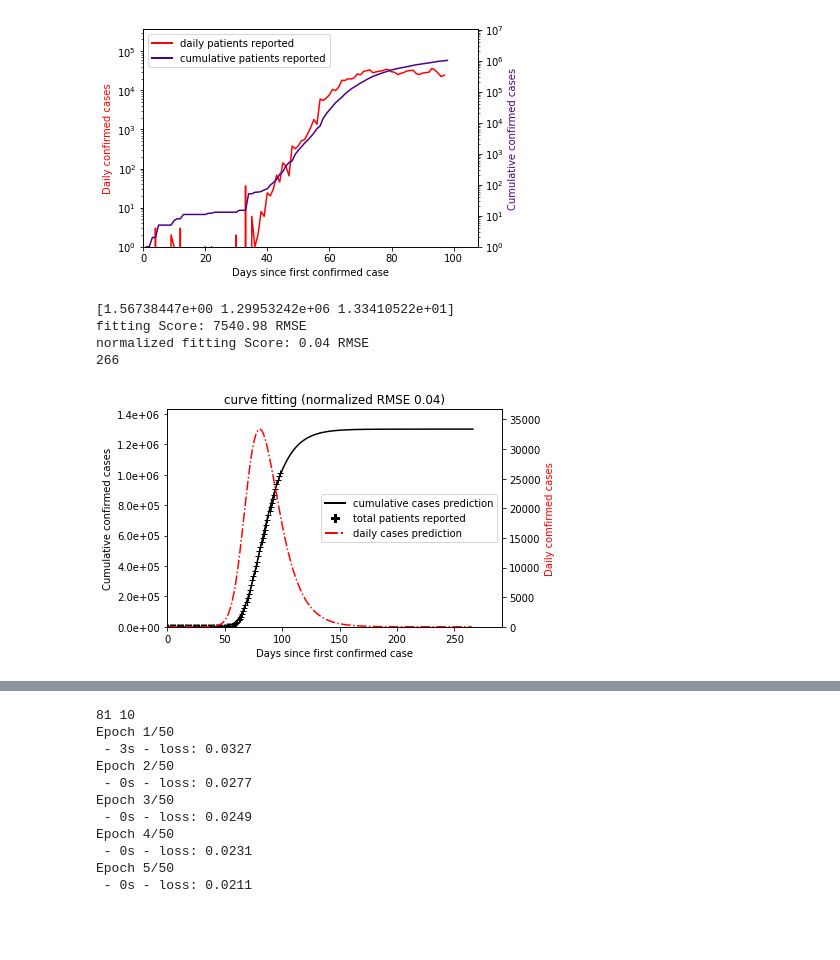
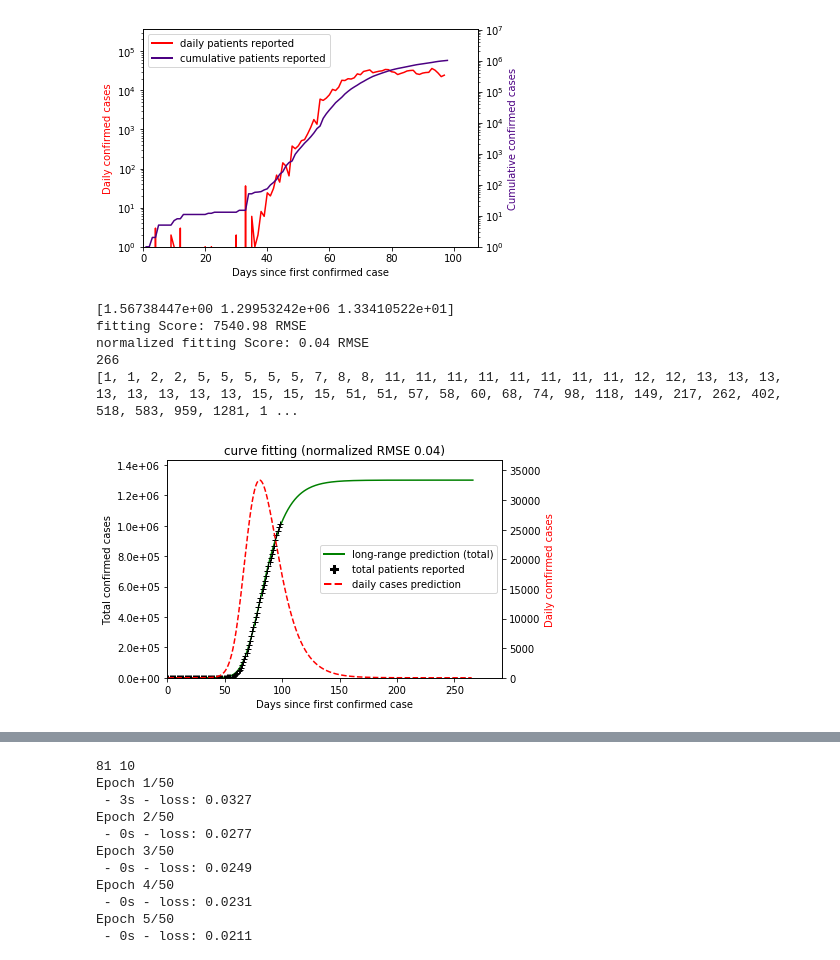
Before and after one commit to zhuowenzhao/COVID19-prediction, a Jupyter notebook: covid_slim.ipynb, the cells around one changed output, grey strips where cells are left out. Saved outputs shown, nothing was run; the diff lists cells and outputs as text; code cells hidden in the pictures; blank space fills up the shorter version.

```diff
--- a/covid_slim.ipynb
+++ b/covid_slim.ipynb
@@ -19,7 +21,7 @@ np.random.seed(7)
 from slim21 import LSTMs
 import os.path
 
-pth = '/home/CSE885Final'
+pth = '/home/wolveszhao/zhaozhuo/CSE885Final'
 os.chdir(pth)
 # %%
 df = pd.read_csv(pth + '/Data/time_series_covid19_confirmed_global.csv')
@@ -137,36 +139,39 @@ print('normalized fitting Score: %.2f RMSE' % (Score/np.mean(usa_cum)))
 
 func_days = np.arange(1,popt[2]*20,1)
 func_predict = func(func_days,*popt)
 print(len(func_predict))
 deltas_func = get_deltas(func_predict)
 days_delta_func = np.arange(1,len(deltas_func)+1,1)
 
+print(usa_cum)
+
 fig, ax1 = plt.subplots()
-ax1.plot(func_days, func_predict, 'k-')
+ax1.plot(func_days, func_predict, 'g-')
 ax1.plot(days_cum_usa, usa_cum, 'k+')
 ax2 = ax1.twinx()
-ax2.plot(days_delta_func, deltas_func, 'r-.')
+ax2.plot(days_delta_func, deltas_func, 'r--')
 
 ax1.set_xlabel('Days since first confirmed case')
-ax1.set_ylabel('Cumulative confirmed cases', color='k')
+ax1.set_ylabel('Total confirmed cases', color='k')
 ax2.set_ylabel('Daily comfirmed cases', color='r')
 ax1.set_xlim(0,max(days_delta_func)*1.1)
 ax1.set_ylim(0,max(func_predict)*1.1)
 ax2.set_ylim(0,max(deltas_func)*1.1)
 ax1.set_title('curve fitting (normalized RMSE {0:.2f})'.format(Score/np.mean(usa_cum)))
 ax1.yaxis.set_major_formatter(ticker.FormatStrFormatter('%.1e'))
 
-legend_elements = [Line2D([0], [0], color='k', lw=2, label='cumulative cases prediction'),
+legend_elements = [Line2D([0], [0], color='g', lw=2, label='long-range prediction (total)'),
                    Line2D([0], [0], marker='P', color='w', markerfacecolor='k', markersize=10,label='total patients reported'),
-                   Line2D([0], [0], color='r',linestyle='-.', lw=2, label='daily cases prediction')]
+                   Line2D([0], [0], color='r',linestyle='--', lw=2, label='daily cases prediction')]
 
 ax1.legend(handles=legend_elements, loc='center right')
 fig.savefig("confirmed_fitting_prediction.pdf", bbox_inches='tight')
 
 plt.show()
 # %% [output]
 [1.56738447e+00 1.29953242e+06 1.33410522e+01]
 fitting Score: 7540.98 RMSE
 normalized fitting Score: 0.04 RMSE
 266
+[1, 1, 2, 2, 5, 5, 5, 5, 5, 7, 8, 8, 11, 11, 11, 11, 11, 11, 11, 11, 12, 12, 13, 13, 13, 13, 13, 13, 13, 13, 15, 15, 15, 51, 51, 57, 58, 60, 68, 74, 98, 118, 149, 217, 262, 402, 518, 583, 959, 1281, 1 ...
-[figure, old version]
+[figure, new version]
```
Also changed, not shown: parts of 3 cells of this notebook.
